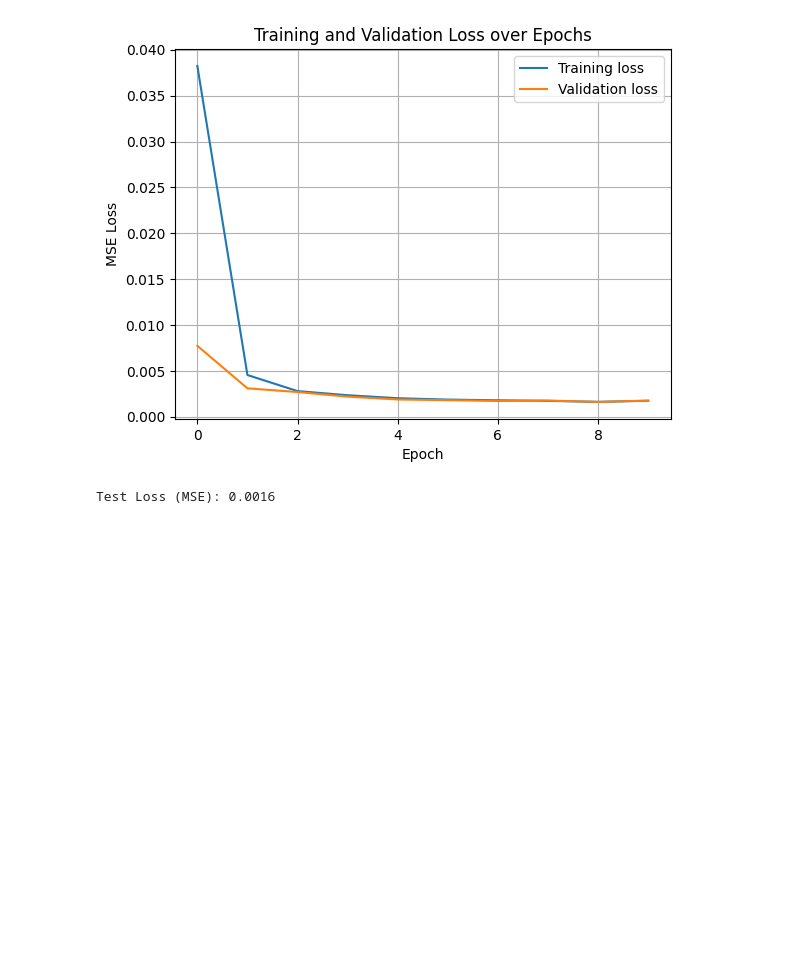
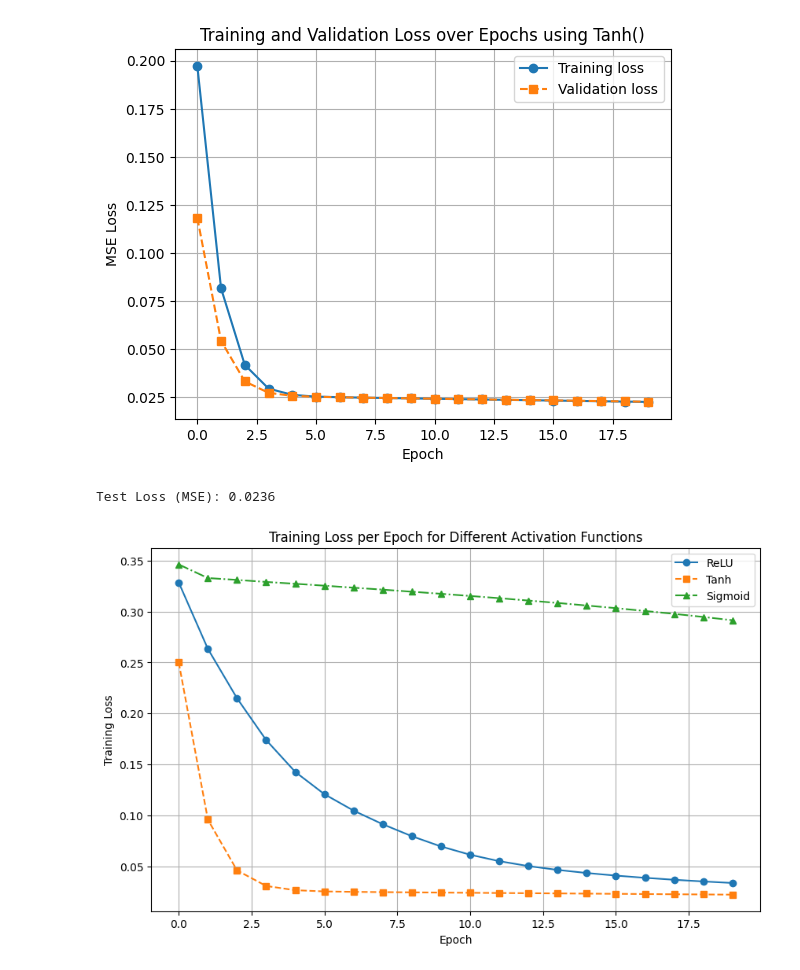
Before and after one commit to CRM48/AIML425-A1, a Jupyter notebook: Assignmnt1.ipynb, the cells around one changed output. Cells and saved outputs as stored; diff of their text form; code cells hidden in the pictures; blank space fills up the shorter version.

```diff
--- a/Assignmnt1.ipynb
+++ b/Assignmnt1.ipynb
@@ -19,6 +19,9 @@ num_inputs = 10000
 train_percent = 0.7
 validation_percent = 0.15
 test_percent = 0.15
+
+line_styles = ['-', '--', '-.', ':']
+markers = ['o', 's', '^', 'x']
 
 # Check ratio validity
 if ((train_percent + validation_percent + test_percent) != 1.0):
@@ -62,7 +65,7 @@ fig.update_layout(
     scene=dict(xaxis_title='X', yaxis_title='Y', zaxis_title='Z', aspectmode='data')
 )
 
-fig.show()
+#fig.show()
 
 
 # Creating the Datasets and DataLoaders
@@ -102,13 +105,13 @@ test_loader = DataLoader(test_dataset, batch_size=batch_size, shuffle=False)
 
 # Creating The Model
 class NNModel(nn.Module):
-  def __init__(self):
+  def __init__(self, activation_function=nn.ReLU()):
     super(NNModel, self).__init__()
     self.net = nn.Sequential(
          nn.Linear(3, 20),
-         nn.ReLU(),
+         activation_function,
          nn.Linear(20, 20),
-         nn.ReLU(),
+         activation_function,
          nn.Linear(20, 3)
      )
 
@@ -118,13 +121,15 @@ class NNModel(nn.Module):
 
 # Variables
 learning_rate = 0.01
-num_epochs = 10
+num_epochs = 20
 train_losses, val_losses = [], []
-model = NNModel()
+activation_functions = {'ReLU': nn.ReLU(), 'Tanh': nn.Tanh(), 'Sigmoid': nn.Sigmoid()}
+activation_function = list(activation_functions.values())[1] # Adjustable for testing
+model = NNModel(activation_function)
 
 # Loss function and optimizer
 criterion = nn.MSELoss()
-optimizer = optim.Adam(model.parameters(), lr = learning_rate)
+optimizer = optim.SGD(model.parameters(), lr = learning_rate)
 
 # Training the model
 
@@ -159,12 +164,12 @@ for epoch in range(num_epochs):
     print(f"Epoch {epoch+1}/{num_epochs}, Train Loss: {train_loss:.4f}, Val Loss: {val_loss:.4f}")
 
 # Visualisation of Loss
-plt.plot(train_losses, label="Training loss")
-plt.plot(val_losses, label="Validation loss")
+plt.plot(train_losses, label="Training loss", linestyle=line_styles[0], marker=markers[0])
+plt.plot(val_losses, label="Validation loss", linestyle=line_styles[1], marker=markers[1])
 plt.xlabel('Epoch')
 plt.ylabel('MSE Loss')
 plt.legend()
-plt.title("Training and Validation Loss over Epochs")
+plt.title(f"Training and Validation Loss over Epochs using {activation_function}")
 plt.grid(True)
 plt.show()
 
@@ -179,4 +184,40 @@ with torch.no_grad():
 
 test_loss /= len(test_loader.dataset)
 print(f"Test Loss (MSE): {test_loss:.4f}")
+
+# Visualisation of multiple activation functions
+
+loss_curves = {}
+
+for name, func in activation_functions.items():
+  train_losses = []
+  model = NNModel(func)
+  optimizer = optim.SGD(model.parameters(), lr=learning_rate)
+  for epoch in range(num_epochs):
+    model.train()
+    running_loss = 0.0
+    for inputs, targets in train_loader:
+      optimizer.zero_grad()
+      outputs = model(inputs)
+      loss = criterion(outputs, targets)
+      loss.backward()
+      optimizer.step()
+      running_loss += loss.item() * inputs.size(0)
+
+    train_loss = running_loss / len(train_loader.dataset)
+    train_losses.append(train_loss)
+  loss_curves[name] = train_losses
+
+plt.figure(figsize=(10, 6))
+
+for i, (name, losses) in enumerate(loss_curves.items()):
+    style = line_styles[i % len(line_styles)]
+    marker = markers[i % len(markers)]
+    plt.plot(losses, label=name, linestyle=style, marker=marker)
+plt.xlabel("Epoch")
+plt.ylabel("Training Loss")
+plt.title("Training Loss per Epoch for Different Activation Functions")
+plt.legend()
+plt.grid(True)
+plt.show()
 # %% [output]
@@ -194,2 +244,3 @@ Epoch 10/10, Train Loss: 0.0017, Val Loss: 0.0018
-[figure, old version]
+[figure, new version]
-Test Loss (MSE): 0.0016
+Test Loss (MSE): 0.0236
+[figure, added]
```
Also changed, not shown: parts of 1 cell of this notebook.
